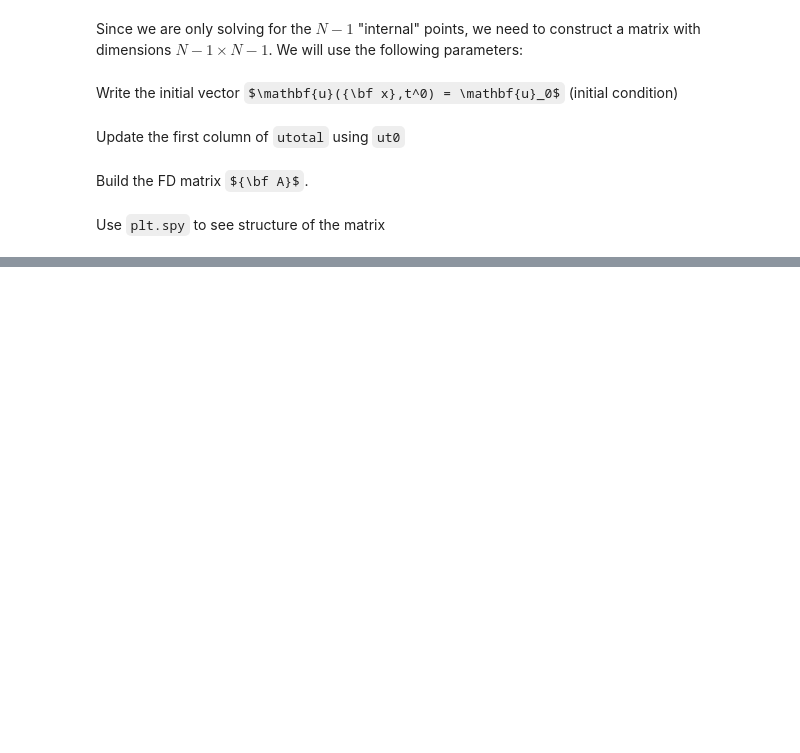
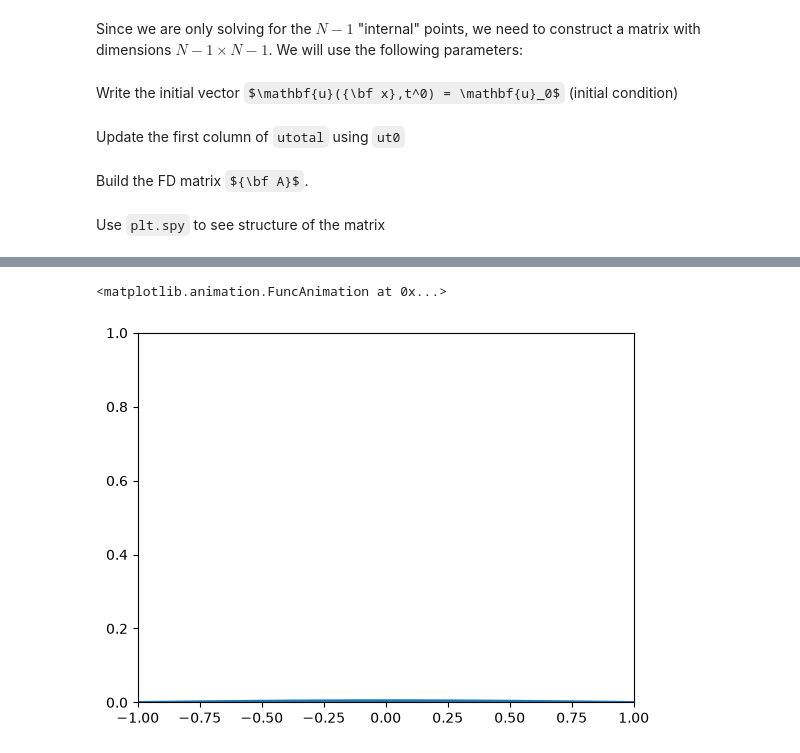
Before and after one commit to Charleslish/notes, a Jupyter notebook: CS-py/CS357/Lecture notes/L14 Finite Difference Methods/14-FiniteDifference.ipynb, the cells around one changed output, grey strips where cells are left out. Cells and saved outputs as stored; diff of their text form; code cells hidden in the pictures; some formulas as TeX source; blank space fills up the shorter version.

```diff
--- a/CS-py/CS357/Lecture notes/L14 Finite Difference Methods/14-FiniteDifference.ipynb
+++ b/CS-py/CS357/Lecture notes/L14 Finite Difference Methods/14-FiniteDifference.ipynb
@@ -435,7 +721,7 @@ utotal = np.zeros((x.shape[0],timesteps+1))  # to store all the temperatures
 # %% [markdown]
 Write the initial vector  $\mathbf{u}({\bf x},t^0) = \mathbf{u}_0$ (initial condition)
 # %%
-ut0 = u0*np.ones(N+1)
+ut0 = np.concatenate(([0.0], u0*np.ones(N-1), [0.0]))
 # %% [markdown]
 Update the first column of `utotal` using `ut0`
 # %%
@@ -462,20 +753,23 @@ for i in range(timesteps):
 # %%
 fig,ax = plt.subplots()
 ax.set_xlim((-1,1))
 ax.set_ylim((0,1.0))
 line, = ax.plot([],[],lw=2)
 
 def init():
     line.set_data([],[])
     return (line,)
 
 def animate(i):
     y = utotal[:,i]
     line.set_data(x,y)
     return (line,)
 
 anim = animation.FuncAnimation(fig, animate, init_func=init,
-                               frames=100, interval=50, blit=True)
+                               frames=timesteps+1, interval=50, blit=True)
 
 rc('animation',html='html5')
 anim
+# %% [output]
+<matplotlib.animation.FuncAnimation at 0x...>
+[figure, added]
```
Also changed, not shown: parts of 56 cells of this notebook.
